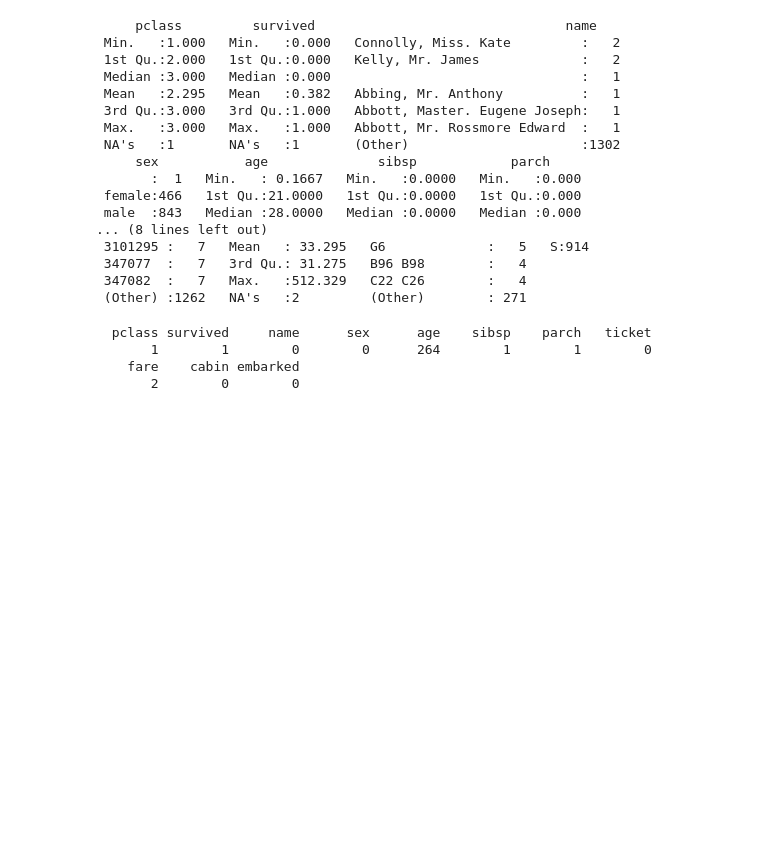
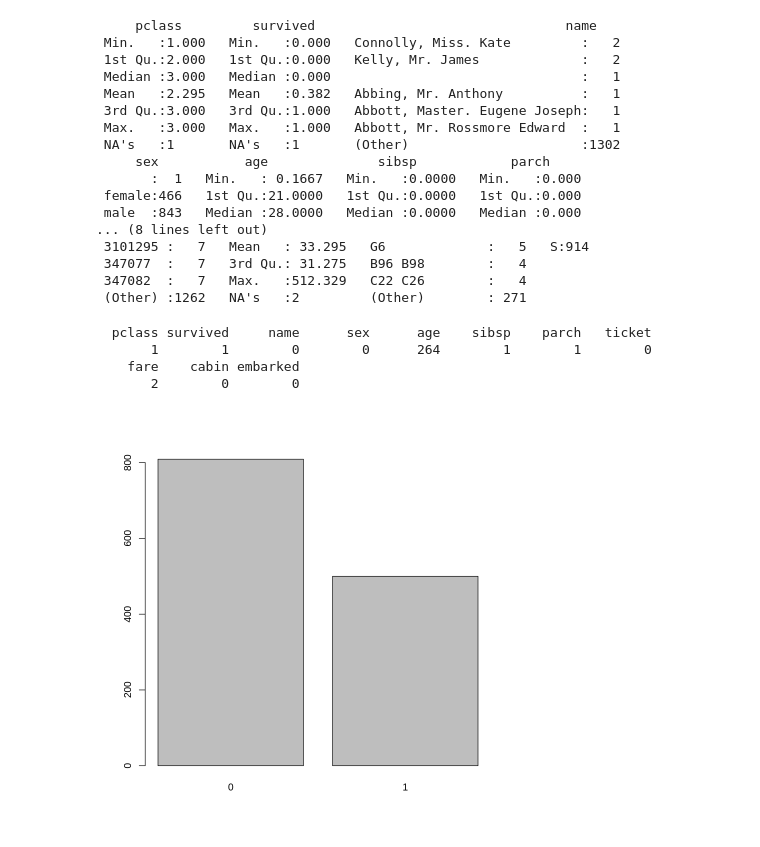
Before and after one commit to stv0117/R_Statistics-Public-, a Jupyter notebook: R수업02_자료형.ipynb, the cells around one changed output. Cells and saved outputs as stored; diff of their text form; code cells hidden in the pictures; blank space fills up the shorter version.

```diff
--- a/R수업02_자료형.ipynb
+++ b/R수업02_자료형.ipynb
@@ -318,3 +318,11 @@ colSums(is.na(titanic)) #결측치가 몇개 있는지 알아보는 것. Find NA
        1        1        0        0      264        1        1        0
     fare    cabin embarked
        2        0        0
+# %%
+# Titanic 승선색 중 사망/생존(survived) 현황
+# 0 - 사망, 1 - 생존
+
+frq_surv <- table(titanic$survived)
+barplot(frq_surv)
+# %% [output]
+[figure, added]
```
Also changed, not shown: parts of 4 cells of this notebook.
